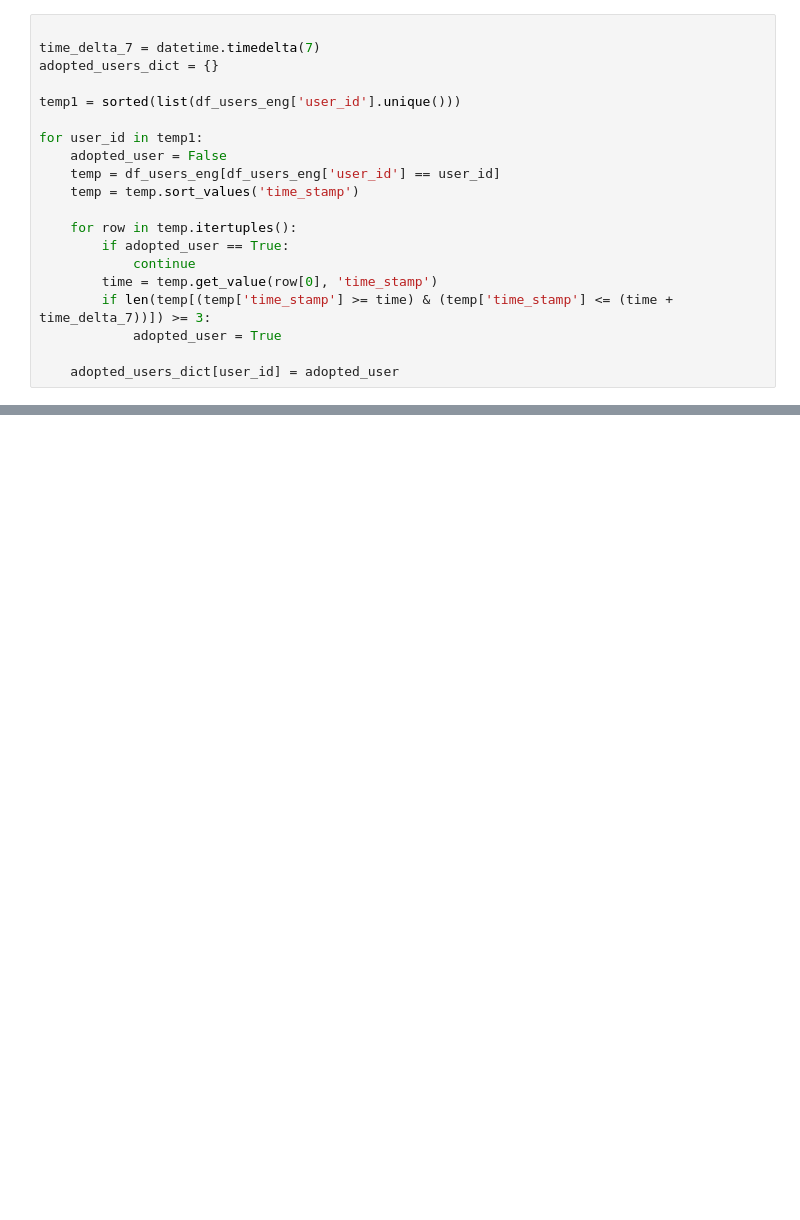
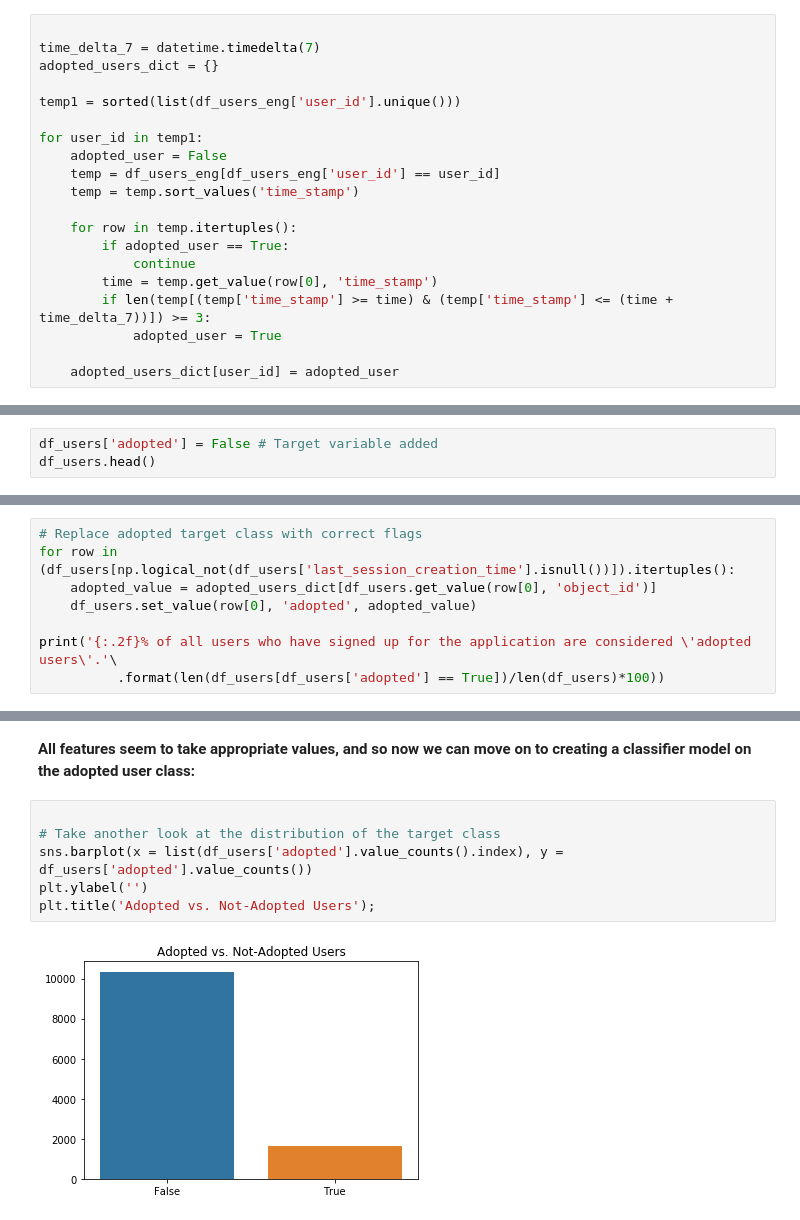
Before and after one commit to ProfAnshul/Data-Science-Challenge-Relax-Inc, a Jupyter notebook: Relax Inc.ipynb, the cells around one changed output, grey strips where cells are left out. Drawn from its saved outputs; the diff is of its cells as text; blank space fills up the shorter version.

```diff
--- a/Relax Inc.ipynb
+++ b/Relax Inc.ipynb
@@ -104,0 +107,3 @@ print('{:.2f}% of users who have used the application are considered \'adopted u
+# %%
+df_users['adopted'] = False # Target variable added
+df_users.head()
@@ -104,0 +117,8 @@ print('{:.2f}% of users who have used the application are considered \'adopted u
+# %%
+# Replace adopted target class with correct flags
+for row in (df_users[np.logical_not(df_users['last_session_creation_time'].isnull())]).itertuples():
+    adopted_value = adopted_users_dict[df_users.get_value(row[0], 'object_id')]
+    df_users.set_value(row[0], 'adopted', adopted_value)
+
+print('{:.2f}% of all users who have signed up for the application are considered \'adopted users\'.'\
+          .format(len(df_users[df_users['adopted'] == True])/len(df_users)*100))
@@ -104,0 +150,10 @@ print('{:.2f}% of users who have used the application are considered \'adopted u
+# %% [markdown]
+**All features seem to take appropriate values, and so now we can move on to creating a classifier model on the adopted user class:**
+# %%
+
+# Take another look at the distribution of the target class
+sns.barplot(x = list(df_users['adopted'].value_counts().index), y = df_users['adopted'].value_counts())
+plt.ylabel('')
+plt.title('Adopted vs. Not-Adopted Users');
+# %% [output]
+[figure, added]
```
Also changed, not shown: parts of 11 cells of this notebook.
